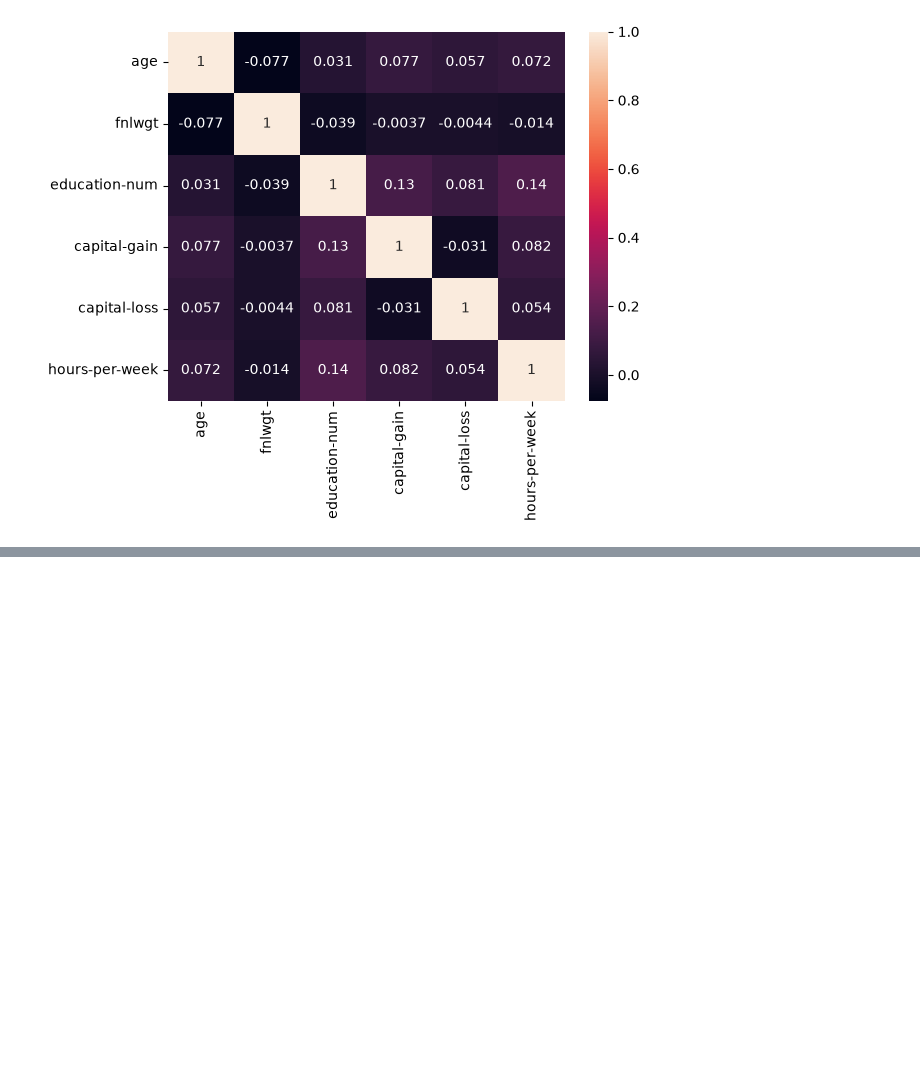
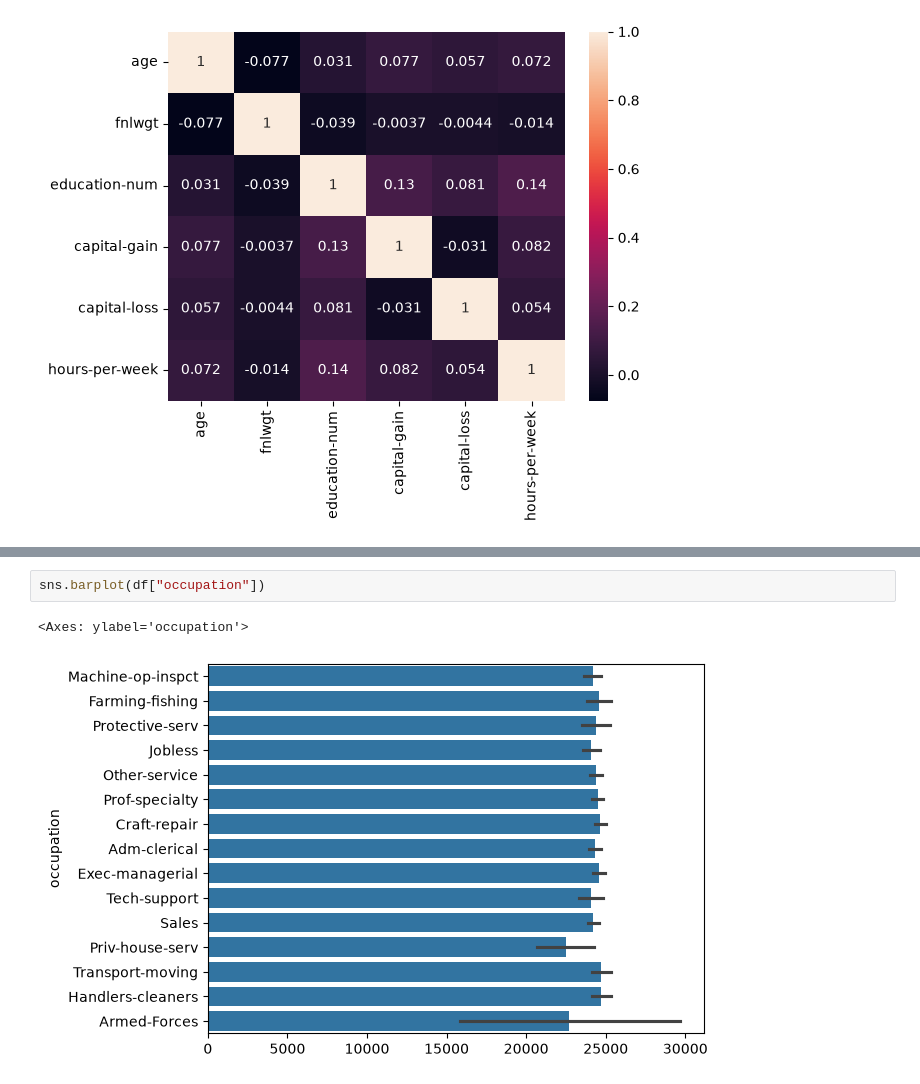
Before and after one commit to Ragim-Xtha/Core-Data-Science, a Jupyter notebook: basic-data-analysis/analysis8/adult_income_analysis.ipynb, the cells around one changed output, grey strips where cells are left out. Saved outputs shown, nothing was run; the diff lists cells and outputs as text; blank space fills up the shorter version.

```diff
--- a/basic-data-analysis/analysis8/adult_income_analysis.ipynb
+++ b/basic-data-analysis/analysis8/adult_income_analysis.ipynb
@@ -208,0 +223,5 @@ sns.heatmap(df.select_dtypes(include="number").corr(), annot=True)
+# %%
+sns.barplot(df["occupation"])
+# %% [output]
+<Axes: ylabel='occupation'>
+[figure, added]
```
Also changed, not shown: parts of 2 cells of this notebook.
